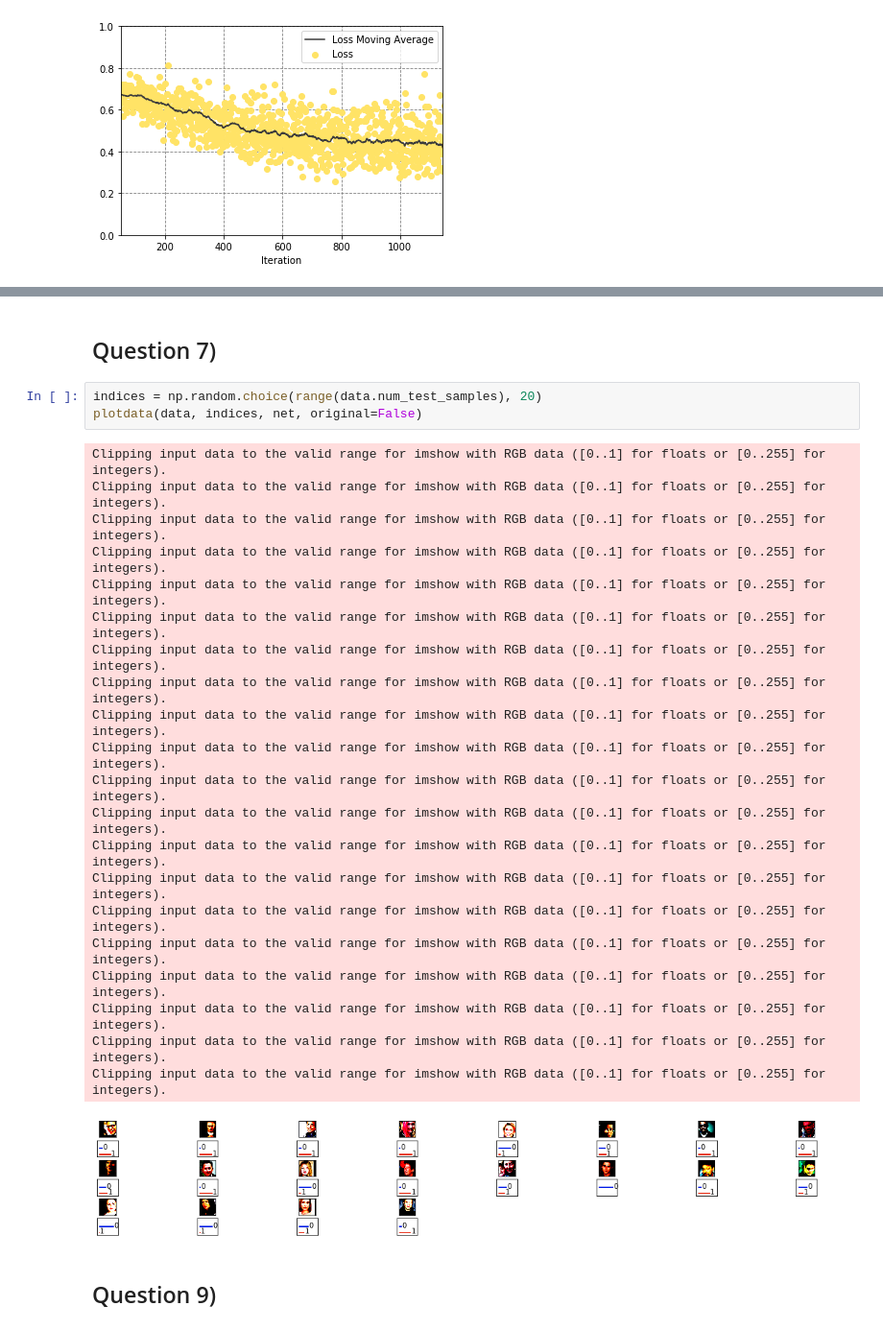
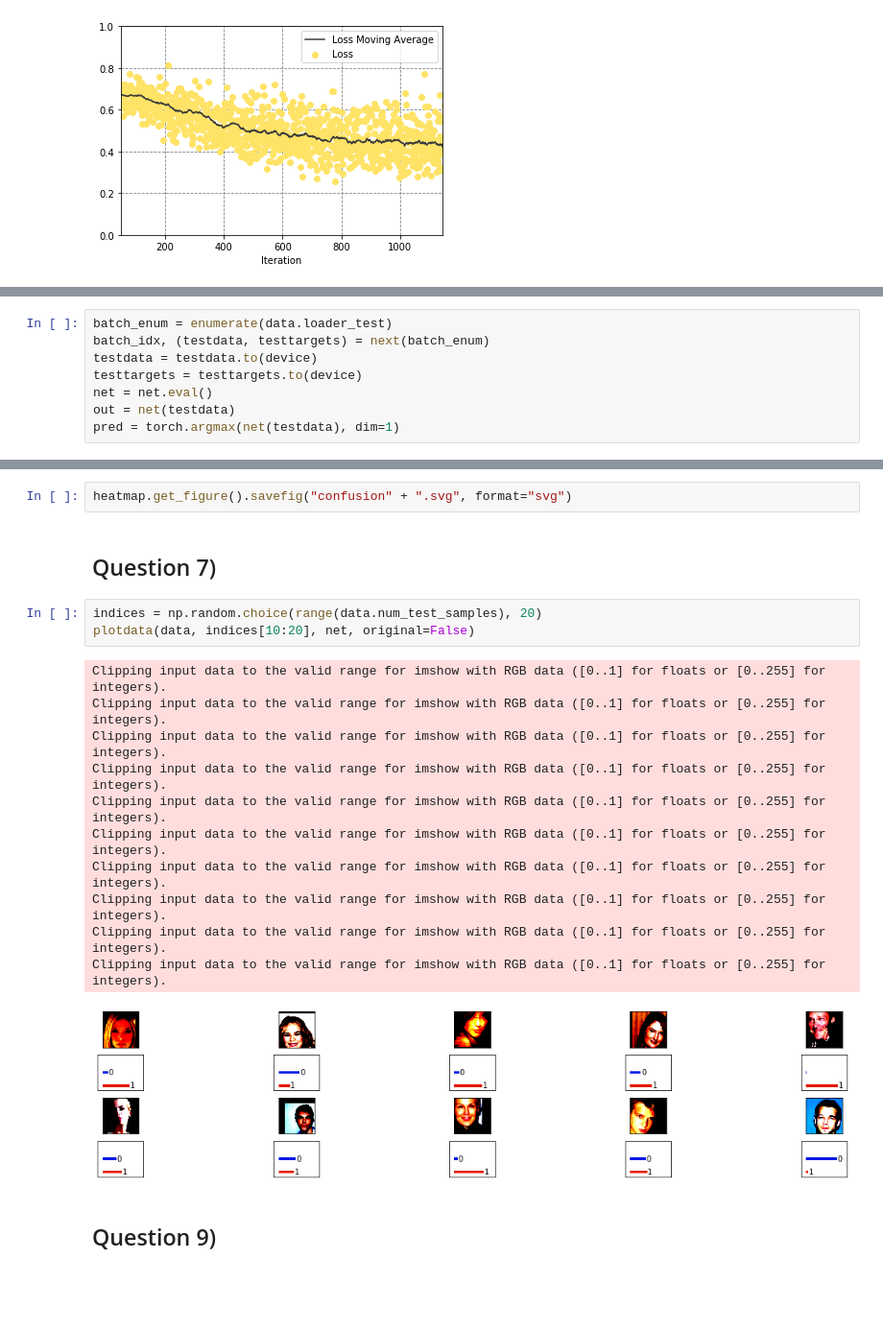
Before and after one commit to rogerlucena/iar, a Jupyter notebook: TDs/9/TP_classif/TME-DL-IAR.ipynb, the cells around one changed output, grey strips where cells are left out. Shown at 96% size. Cells and saved outputs as stored; diff of their text form; blank space fills up the shorter version.

```diff
--- a/TDs/9/TP_classif/TME-DL-IAR.ipynb
+++ b/TDs/9/TP_classif/TME-DL-IAR.ipynb
@@ -203,0 +208,8 @@ fig.savefig("loss" + ".svg", format="svg")
+# %%
+batch_enum = enumerate(data.loader_test)
+batch_idx, (testdata, testtargets) = next(batch_enum)
+testdata = testdata.to(device)
+testtargets = testtargets.to(device)
+net = net.eval()
+out = net(testdata)
+pred = torch.argmax(net(testdata), dim=1)
@@ -204,30 +241,22 @@ fig.savefig("loss" + ".svg", format="svg")
+# %%
+heatmap.get_figure().savefig("confusion" + ".svg", format="svg")
 # %% [markdown]
 ## Question 7)
 # %%
 indices = np.random.choice(range(data.num_test_samples), 20)
-plotdata(data, indices, net, original=False)
+plotdata(data, indices[10:20], net, original=False)
 # %% [output]
 Clipping input data to the valid range for imshow with RGB data ([0..1] for floats or [0..255] for integers).
 Clipping input data to the valid range for imshow with RGB data ([0..1] for floats or [0..255] for integers).
 Clipping input data to the valid range for imshow with RGB data ([0..1] for floats or [0..255] for integers).
 Clipping input data to the valid range for imshow with RGB data ([0..1] for floats or [0..255] for integers).
 Clipping input data to the valid range for imshow with RGB data ([0..1] for floats or [0..255] for integers).
 Clipping input data to the valid range for imshow with RGB data ([0..1] for floats or [0..255] for integers).
 Clipping input data to the valid range for imshow with RGB data ([0..1] for floats or [0..255] for integers).
 Clipping input data to the valid range for imshow with RGB data ([0..1] for floats or [0..255] for integers).
 Clipping input data to the valid range for imshow with RGB data ([0..1] for floats or [0..255] for integers).
 Clipping input data to the valid range for imshow with RGB data ([0..1] for floats or [0..255] for integers).
-Clipping input data to the valid range for imshow with RGB data ([0..1] for floats or [0..255] for integers).
-Clipping input data to the valid range for imshow with RGB data ([0..1] for floats or [0..255] for integers).
-Clipping input data to the valid range for imshow with RGB data ([0..1] for floats or [0..255] for integers).
-Clipping input data to the valid range for imshow with RGB data ([0..1] for floats or [0..255] for integers).
-Clipping input data to the valid range for imshow with RGB data ([0..1] for floats or [0..255] for integers).
-Clipping input data to the valid range for imshow with RGB data ([0..1] for floats or [0..255] for integers).
-Clipping input data to the valid range for imshow with RGB data ([0..1] for floats or [0..255] for integers).
-Clipping input data to the valid range for imshow with RGB data ([0..1] for floats or [0..255] for integers).
-Clipping input data to the valid range for imshow with RGB data ([0..1] for floats or [0..255] for integers).
-Clipping input data to the valid range for imshow with RGB data ([0..1] for floats or [0..255] for integers).
-[figure, old version]
+[figure, new version]
 # %% [markdown]
 ## Question 9)
 # %%
```
Also changed, not shown: parts of 14 cells of this notebook, 8 other files.
